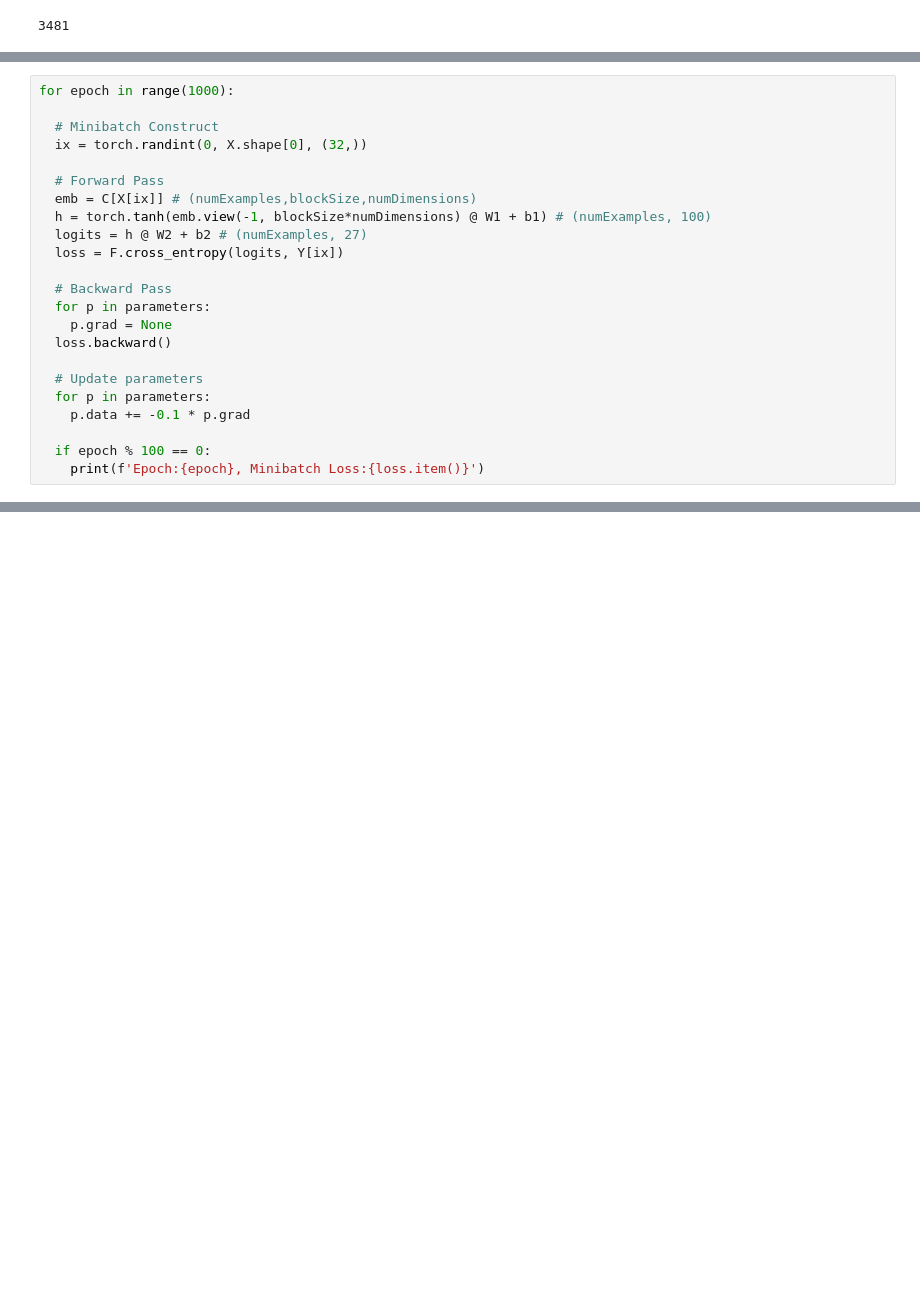
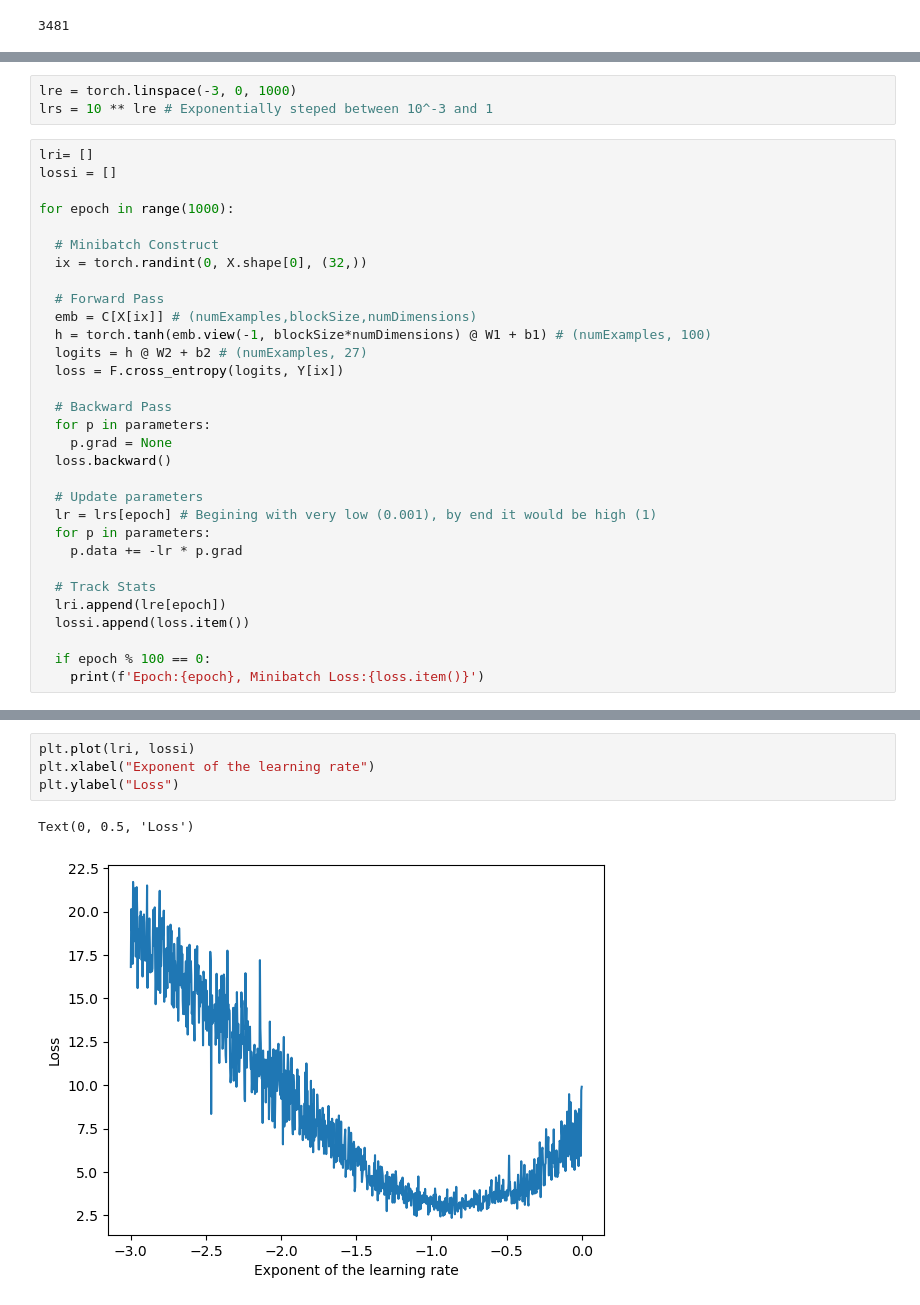
Before and after one commit to blackbird71SR/CharacterLLMs, a Jupyter notebook: build_makemore.ipynb, the cells around one changed output, grey strips where cells are left out. Cells and saved outputs as stored; diff of their text form; blank space fills up the shorter version.

Commit message:
Find optimized learning rate to find better loss

```diff
--- a/build_makemore.ipynb
+++ b/build_makemore.ipynb
@@ -856,4 +858,10 @@ sum(p.nelement() for p in parameters)
+# %%
+lre = torch.linspace(-3, 0, 1000)
+lrs = 10 ** lre # Exponentially steped between 10^-3 and 1
 # %%
+lri= []
+lossi = []
+
 for epoch in range(1000):
 
   # Minibatch Construct
@@ -871,8 +879,13 @@ for epoch in range(1000):
   loss.backward()
 
   # Update parameters
+  lr = lrs[epoch] # Begining with very low (0.001), by end it would be high (1)
   for p in parameters:
-    p.data += -0.1 * p.grad
+    p.data += -lr * p.grad
+
+  # Track Stats
+  lri.append(lre[epoch])
+  lossi.append(loss.item())
 
   if epoch % 100 == 0:
     print(f'Epoch:{epoch}, Minibatch Loss:{loss.item()}')
@@ -898,0 +912,7 @@ tensor(2.6812, grad_fn=<NllLossBackward0>)
+# %%
+plt.plot(lri, lossi)
+plt.xlabel("Exponent of the learning rate")
+plt.ylabel("Loss")
+# %% [output]
+Text(0, 0.5, 'Loss')
+[figure, added]
```
Also changed, not shown: parts of 5 cells of this notebook.
